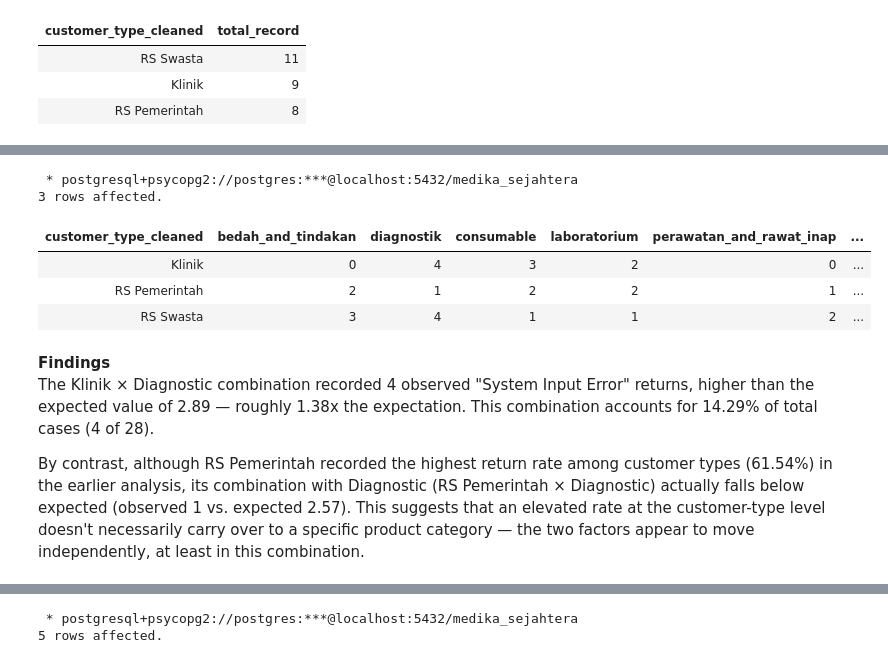
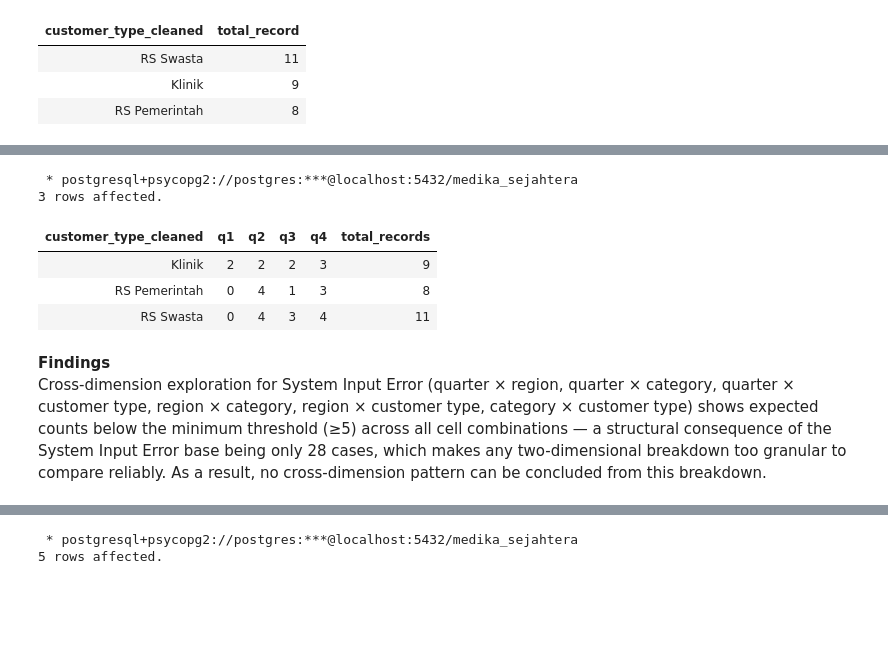
Before and after one commit to Rpfitrah/return-analysis-medika-sejahtera, a Jupyter notebook: Notebook/EDA.ipynb, the cells around one changed output, grey strips where cells are left out. Cells and saved outputs as stored; diff of their text form; code cells hidden in the pictures; blank space fills up the shorter version.

```diff
--- a/Notebook/EDA.ipynb
+++ b/Notebook/EDA.ipynb
@@ -387,31 +378,36 @@ The Jakarta Barat × Diagnostic combination recorded 4 observed "System Input Er
 # %%
 %%sql
 
 SELECT
     customer_type_cleaned,
-    COUNT(*) FILTER (WHERE kategori = 'Bedah & Tindakan' ) AS Bedah_and_Tindakan,
-    COUNT(*) FILTER (WHERE kategori = 'Diagnostik' ) AS Diagnostik,
-    COUNT(*) FILTER (WHERE kategori = 'Consumable' ) AS Consumable,
-    COUNT(*) FILTER (WHERE kategori = 'Laboratorium' ) AS Laboratorium,
-    COUNT(*) FILTER (WHERE kategori = 'Perawatan & Rawat Inap' ) AS Perawatan_and_Rawat_Inap,
+    COUNT(*) FILTER (
+        WHERE EXTRACT(MONTH FROM return_date) BETWEEN 1 AND 3
+    ) AS Q1,
+    COUNT(*) FILTER (
+        WHERE EXTRACT(MONTH FROM return_date) BETWEEN 4 AND 6
+    ) AS Q2,
+    COUNT(*) FILTER (
+        WHERE EXTRACT(MONTH FROM return_date) BETWEEN 7 AND 9
+    ) AS Q3,
+    COUNT(*) FILTER (
+        WHERE EXTRACT(MONTH FROM return_date) BETWEEN 10 AND 12
+    ) AS Q4,
     COUNT(*) AS total_records
 FROM
     return_cleaned
 WHERE
     return_reason_cleaned = 'Salah Input Sistem'
 GROUP BY
     customer_type_cleaned
 ORDER BY
     customer_type_cleaned
 # %% [output]
  * postgresql+psycopg2://postgres:***@localhost:5432/medika_sejahtera
 3 rows affected.
-| customer_type_cleaned | bedah_and_tindakan | diagnostik | consumable | laboratorium | perawatan_and_rawat_inap | ... |
-| Klinik | 0 | 4 | 3 | 2 | 0 | ... |
-| RS Pemerintah | 2 | 1 | 2 | 2 | 1 | ... |
-| RS Swasta | 3 | 4 | 1 | 1 | 2 | ... |
+| customer_type_cleaned | q1 | q2 | q3 | q4 | total_records |
+| Klinik | 2 | 2 | 2 | 3 | 9 |
+| RS Pemerintah | 0 | 4 | 1 | 3 | 8 |
+| RS Swasta | 0 | 4 | 3 | 4 | 11 |
 # %% [markdown]
 **Findings**
-The Klinik × Diagnostic combination recorded 4 observed "System Input Error" returns, higher than the expected value of 2.89 — roughly 1.38x the expectation. This combination accounts for 14.29% of total cases (4 of 28).
-
-By contrast, although RS Pemerintah recorded the highest return rate among customer types (61.54%) in the earlier analysis, its combination with Diagnostic (RS Pemerintah × Diagnostic) actually falls below expected (observed 1 vs. expected 2.57). This suggests that an elevated rate at the customer-type level doesn't necessarily carry over to a specific product category — the two factors appear to move independently, at least in this combination.
+Cross-dimension exploration for System Input Error (quarter × region, quarter × category, quarter × customer type, region × category, region × customer type, category × customer type) shows expected counts below the minimum threshold (≥5) across all cell combinations — a structural consequence of the System Input Error base being only 28 cases, which makes any two-dimensional breakdown too granular to compare reliably. As a result, no cross-dimension pattern can be concluded from this breakdown.
```
Also changed, not shown: parts of 63 cells of this notebook.
